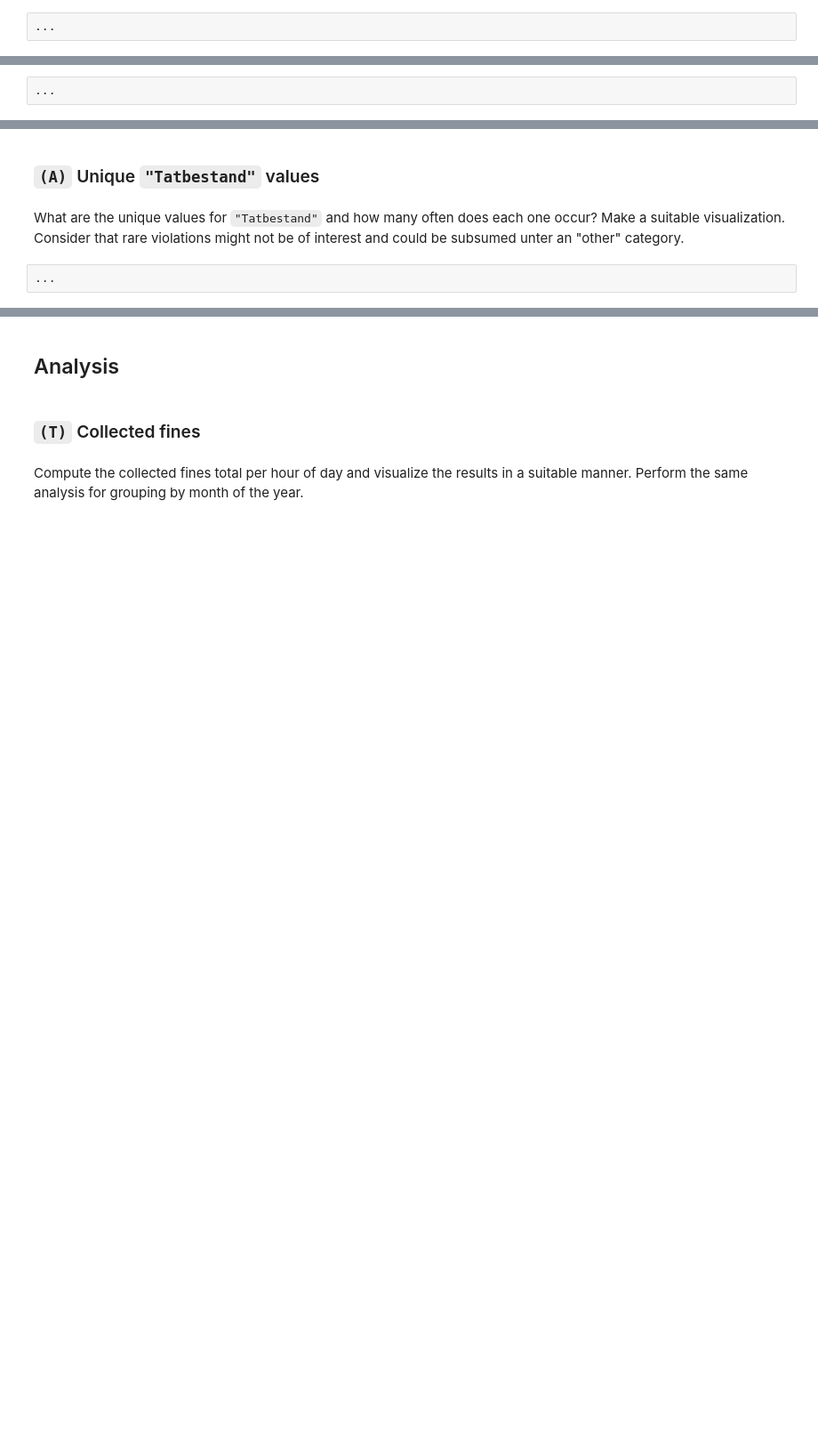
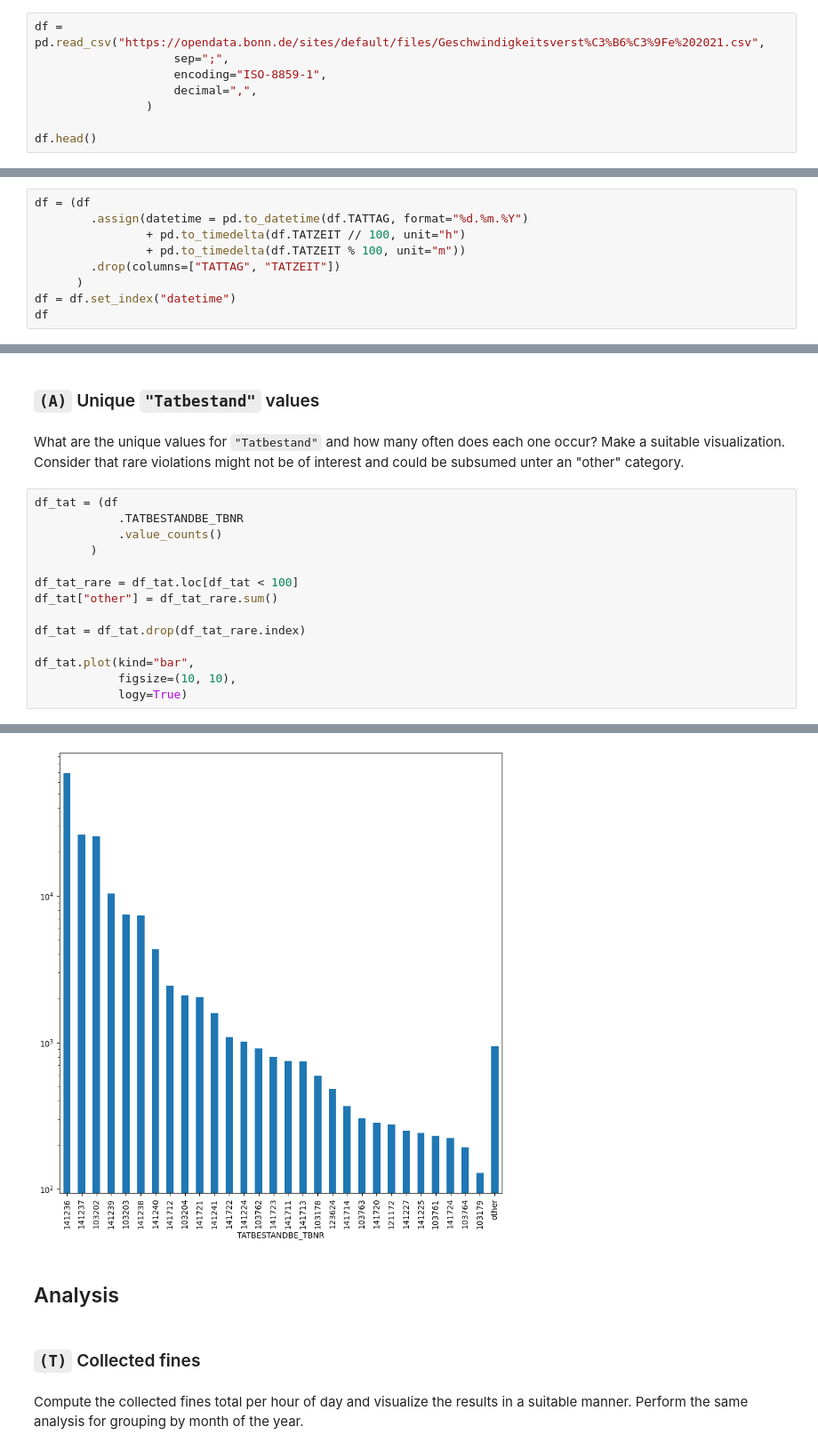
Before and after one commit to TimJoest/Datascience_2, a Jupyter notebook: MNM/Vorlesung/Pandas/Traffic_Fines_Aachen.ipynb, the cells around one changed output, grey strips where cells are left out. Shown at 89% size. Saved outputs shown, nothing was run; the diff lists cells and outputs as text; blank space fills up the shorter version.

```diff
--- a/MNM/Vorlesung/Pandas/Traffic_Fines_Aachen.ipynb
+++ b/MNM/Vorlesung/Pandas/Traffic_Fines_Aachen.ipynb
@@ -53,4 +59,10 @@ We find the following properties of the dataset:
 # %% [markdown]
 From the URL given above, import the full dataset and get an overview as well as information on the properties of the imported columns.
 # %%
-...
+df = pd.read_csv("https://opendata.bonn.de/sites/default/files/Geschwindigkeitsverst%C3%B6%C3%9Fe%202021.csv",
+                    sep=";",
+                    encoding="ISO-8859-1",
+                    decimal=",",
+                )
+
+df.head()
@@ -63,4 +91,11 @@ From the URL given above, import the full dataset and get an overview as well as
 # %% [markdown]
 To be able to more efficiently work with the data, choose suitable data types for each column. In particular, combine the day and time column into a *single* datetime column. You may do this by assigning a new column or cleverly importing the data.
 # %%
-...
+df = (df
+        .assign(datetime = pd.to_datetime(df.TATTAG, format="%d.%m.%Y")
+                + pd.to_timedelta(df.TATZEIT // 100, unit="h")
+                + pd.to_timedelta(df.TATZEIT % 100, unit="m"))
+        .drop(columns=["TATTAG", "TATZEIT"])
+      )
+df = df.set_index("datetime")
+df
@@ -87,4 +153,17 @@ What is the minimal, maximal, mean and median amount of the collected fines?
 # %% [markdown]
 What are the unique values for `"Tatbestand"` and how many often does each one occur? Make a suitable visualization. Consider that rare violations might not be of interest and could be subsumed unter an "other" category.
 # %%
-...
+df_tat = (df
+            .TATBESTANDBE_TBNR
+            .value_counts()
+        )
+
+df_tat_rare = df_tat.loc[df_tat < 100]
+df_tat["other"] = df_tat_rare.sum()
+
+df_tat = df_tat.drop(df_tat_rare.index)
+
+df_tat.plot(kind="bar",
+            figsize=(10, 10),
+            logy=True)
+# %% [output]
@@ -91,3 +171,4 @@ What are the unique values for `"Tatbestand"` and how many often does each one o
+[figure, added]
 # %% [markdown]
 ## Analysis
 # %% [markdown]
```
Also changed, not shown: parts of 14 cells of this notebook.
